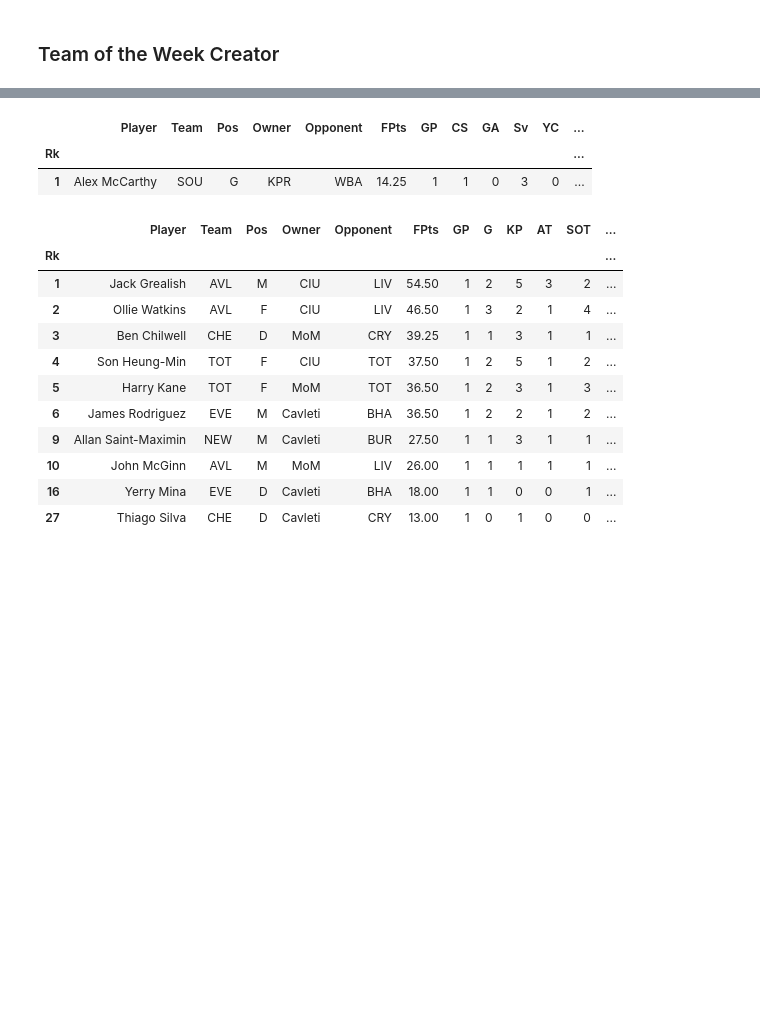
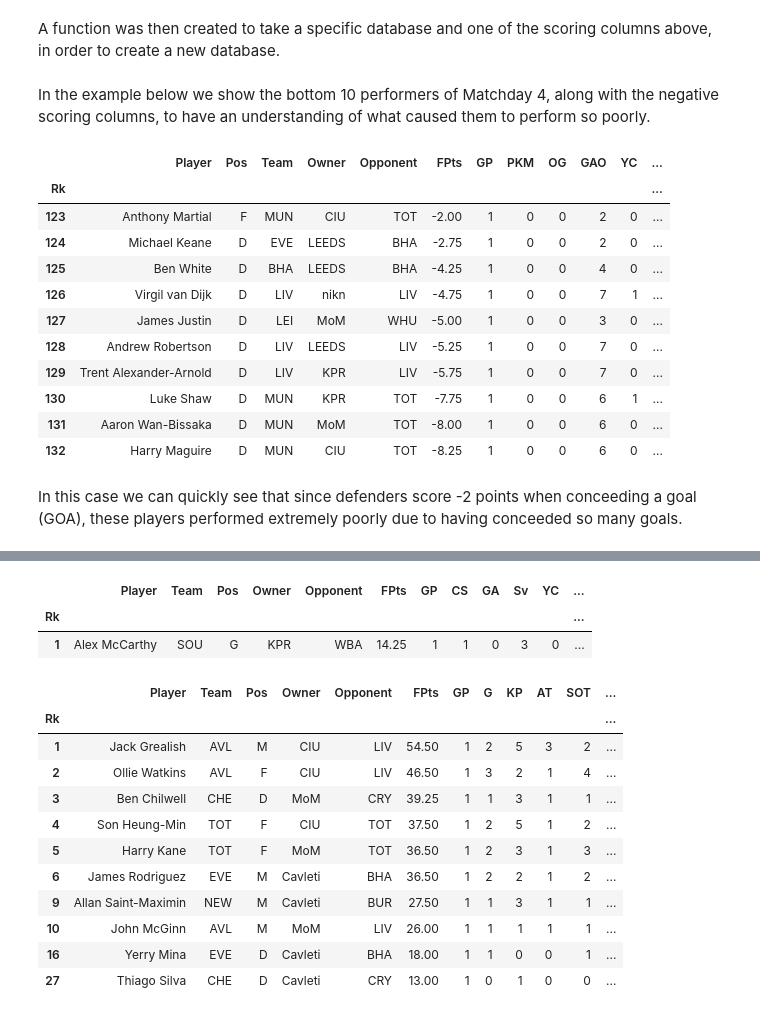
Before and after one commit to AlfonsoGhislieri/Fantasy-Football-Analytics, a Jupyter notebook: EPL Fantrax.ipynb, the cells around one changed output, grey strips where cells are left out. Cells and saved outputs as stored; diff of their text form; code cells hidden in the pictures; blank space fills up the shorter version.

```diff
--- a/EPL Fantrax.ipynb
+++ b/EPL Fantrax.ipynb
@@ -3,7 +0,0 @@
-# %%
-import pandas as pd
-import seaborn as sns
-from matplotlib import pyplot as plt
-pd.set_option('display.max_rows', None)
-pd.set_option('display.max_columns', None)
-pd.set_option('display.width', None)
@@ -61 +72,3 @@ f_df = df_appended_OUT[df_appended_OUT['Pos'] == 'F']
+# %% [markdown]
+A function was then created to take a specific database and one of the scoring columns above, in order to create a new database.
 # %%
@@ -70,5 +79,22 @@ def transform_columns(df,new_column_list):
 defensive_stats_df = transform_columns(df_appended_OUT,defensive_columns)
 attacking_stats_df = transform_columns(df_appended_OUT,attacking_columns)
 malus_stats_df = transform_columns(df_appended_OUT,malus_columns)
-# %% [markdown]
-### Team of the Week Creator
+# %% [markdown]
+In the example below we show the bottom 10 performers of Matchday 4, along with the negative scoring columns, to have an understanding of what caused them to perform so poorly.
+# %%
+malus_stats_df[(malus_stats_df['Matchday'] == 4)].tail(10)
+# %% [output]
+|  | Player | Pos | Team | Owner | Opponent | FPts | GP | PKM | OG | GAO | YC | ... |
+| Rk |  |  |  |  |  |  |  |  |  |  |  | ... |
+| 123 | Anthony Martial | F | MUN | CIU | TOT | -2.00 | 1 | 0 | 0 | 2 | 0 | ... |
+| 124 | Michael Keane | D | EVE | LEEDS | BHA | -2.75 | 1 | 0 | 0 | 2 | 0 | ... |
+| 125 | Ben White | D | BHA | LEEDS | BHA | -4.25 | 1 | 0 | 0 | 4 | 0 | ... |
+| 126 | Virgil van Dijk | D | LIV | nikn | LIV | -4.75 | 1 | 0 | 0 | 7 | 1 | ... |
+| 127 | James Justin | D | LEI | MoM | WHU | -5.00 | 1 | 0 | 0 | 3 | 0 | ... |
+| 128 | Andrew Robertson | D | LIV | LEEDS | LIV | -5.25 | 1 | 0 | 0 | 7 | 0 | ... |
+| 129 | Trent Alexander-Arnold | D | LIV | KPR | LIV | -5.75 | 1 | 0 | 0 | 7 | 0 | ... |
+| 130 | Luke Shaw | D | MUN | KPR | TOT | -7.75 | 1 | 0 | 0 | 6 | 1 | ... |
+| 131 | Aaron Wan-Bissaka | D | MUN | MoM | TOT | -8.00 | 1 | 0 | 0 | 6 | 0 | ... |
+| 132 | Harry Maguire | D | MUN | CIU | TOT | -8.25 | 1 | 0 | 0 | 6 | 0 | ... |
+# %% [markdown]
+In this case we can quickly see that since defenders score -2 points when conceeding a goal (GOA), these players performed extremely poorly due to having conceeded so many goals.
```
Also changed, not shown: parts of 28 cells of this notebook.
